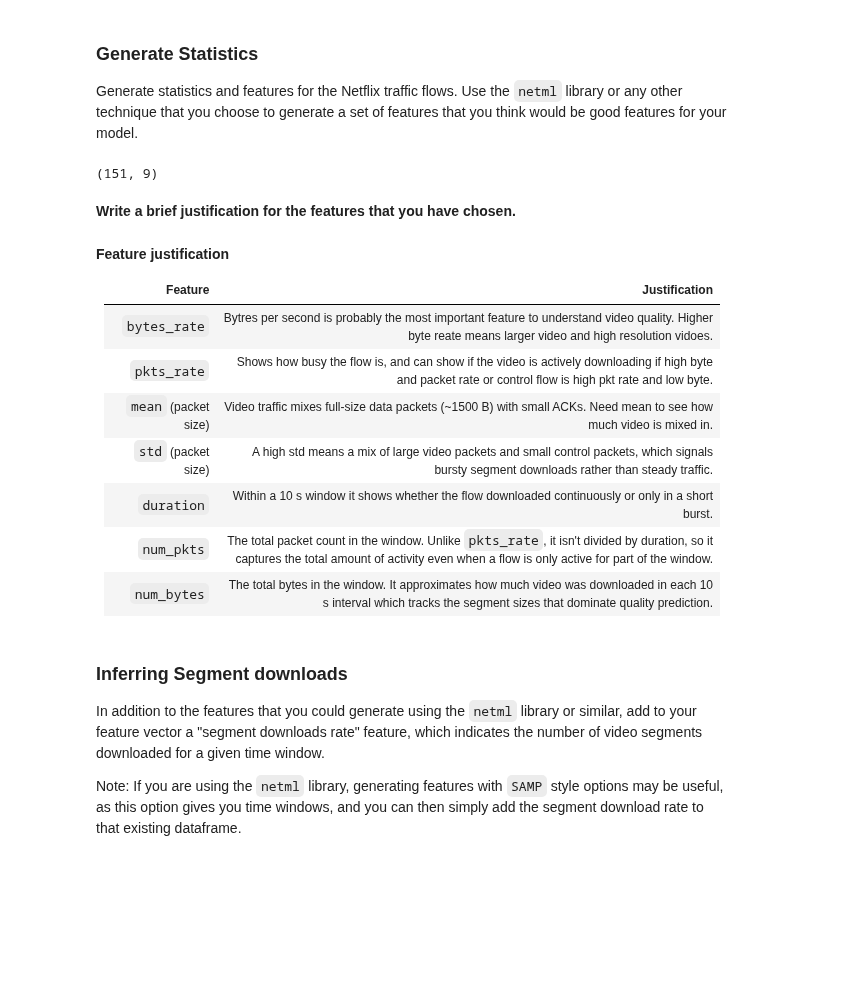
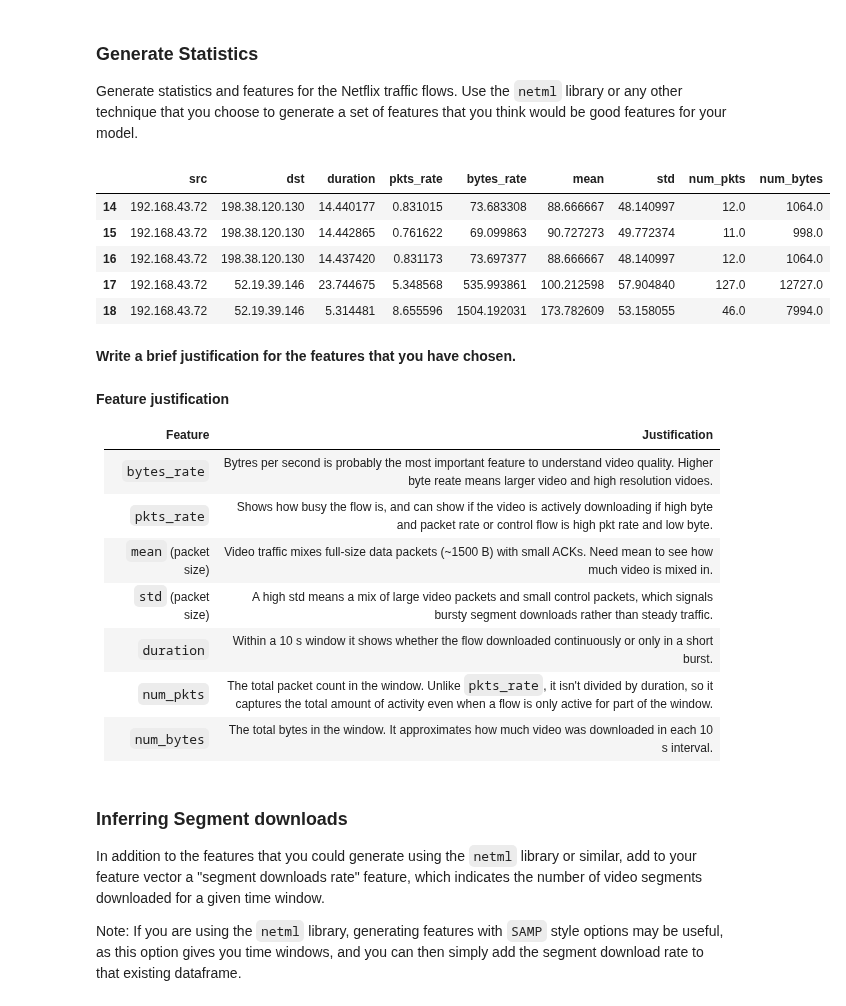
Before and after one commit to Ashy46/ml-for-systems-hws, a Jupyter notebook: assignment-1/1-Video-Quality-Inference.ipynb, the cells around one changed output. Saved outputs shown, nothing was run; the diff lists cells and outputs as text; code cells hidden in the pictures; blank space fills up the shorter version.

```diff
--- a/assignment-1/1-Video-Quality-Inference.ipynb
+++ b/assignment-1/1-Video-Quality-Inference.ipynb
@@ -97,18 +97,23 @@ Generate statistics and features for the Netflix traffic flows. Use the `netml`
 # %%
 # Now we will generate statistics based on the ips of the netflix stuff from aboce.
 cols = ['duration','pkts_rate','bytes_rate','mean','std','q1','median','q3','min','max','num_pkts','num_bytes']
 features = ['duration', 'pkts_rate', 'bytes_rate', 'mean', 'std', 'num_pkts', 'num_bytes']
 stats = pd.DataFrame(netflix_pcap.features, columns=cols)
 stats['src'] = [f[0] for f in netflix_pcap.fids]
 stats['dst'] = [f[1] for f in netflix_pcap.fids]
 
 stats = stats[stats['src'].isin(netflix_ips) | stats['dst'].isin(netflix_ips)]
 stats.reset_index()
 
 netflix_features = stats[['src', 'dst'] + features]
-netflix_features.shape
+netflix_features.head()
 # %% [output]
-(151, 9)
+|  | src | dst | duration | pkts_rate | bytes_rate | mean | std | num_pkts | num_bytes |
+| 14 | 192.168.43.72 | 198.38.120.130 | 14.440177 | 0.831015 | 73.683308 | 88.666667 | 48.140997 | 12.0 | 1064.0 |
+| 15 | 192.168.43.72 | 198.38.120.130 | 14.442865 | 0.761622 | 69.099863 | 90.727273 | 49.772374 | 11.0 | 998.0 |
+| 16 | 192.168.43.72 | 198.38.120.130 | 14.437420 | 0.831173 | 73.697377 | 88.666667 | 48.140997 | 12.0 | 1064.0 |
+| 17 | 192.168.43.72 | 52.19.39.146 | 23.744675 | 5.348568 | 535.993861 | 100.212598 | 57.904840 | 127.0 | 12727.0 |
+| 18 | 192.168.43.72 | 52.19.39.146 | 5.314481 | 8.655596 | 1504.192031 | 173.782609 | 53.158055 | 46.0 | 7994.0 |
 # %% [markdown]
 **Write a brief justification for the features that you have chosen.**
 # %% [markdown]
@@ -122,7 +127,7 @@ netflix_features.shape
 | `std` (packet size) | A high std means a mix of large video packets and small control packets, which signals bursty segment downloads rather than steady traffic. |
 | `duration` |  Within a 10 s window it shows whether the flow downloaded continuously or only in a short burst. |
 | `num_pkts` | The total packet count in the window. Unlike `pkts_rate`, it isn't divided by duration, so it captures the total amount of activity even when a flow is only active for part of the window. |
-| `num_bytes` | The total bytes in the window. It approximates how much video was downloaded in each 10 s interval which tracks the segment sizes that dominate quality prediction. |
+| `num_bytes` | The total bytes in the window. It approximates how much video was downloaded in each 10 s interval. |
 # %% [markdown]
 ### Inferring Segment downloads
 
```
Also changed, not shown: parts of 10 cells of this notebook.
